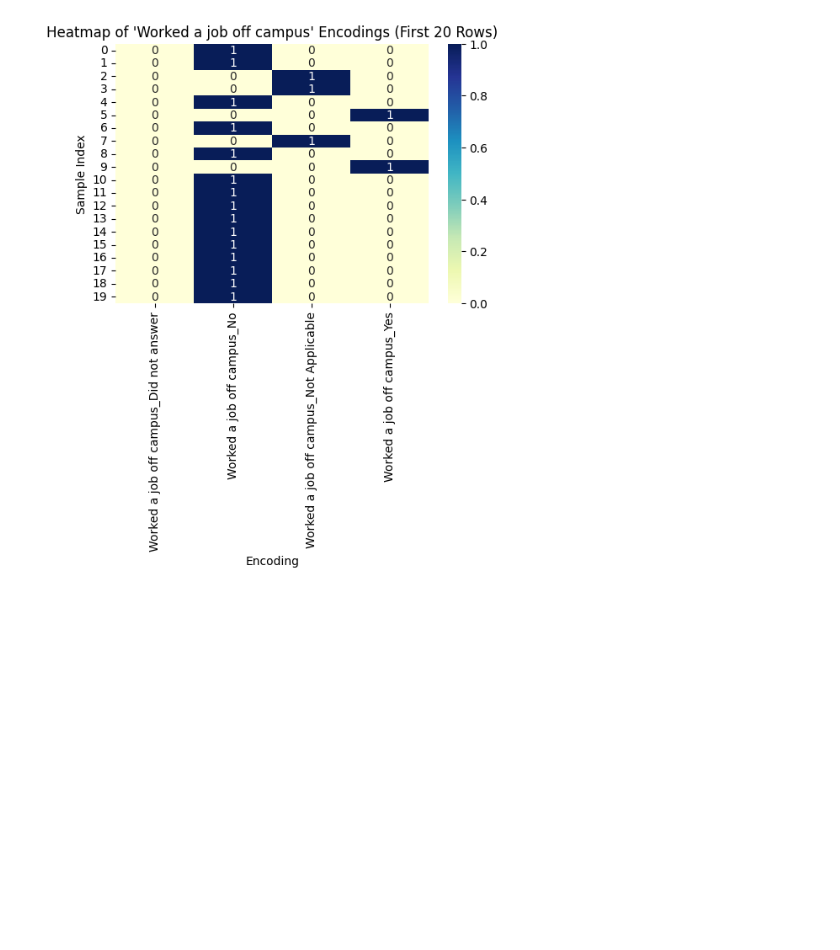
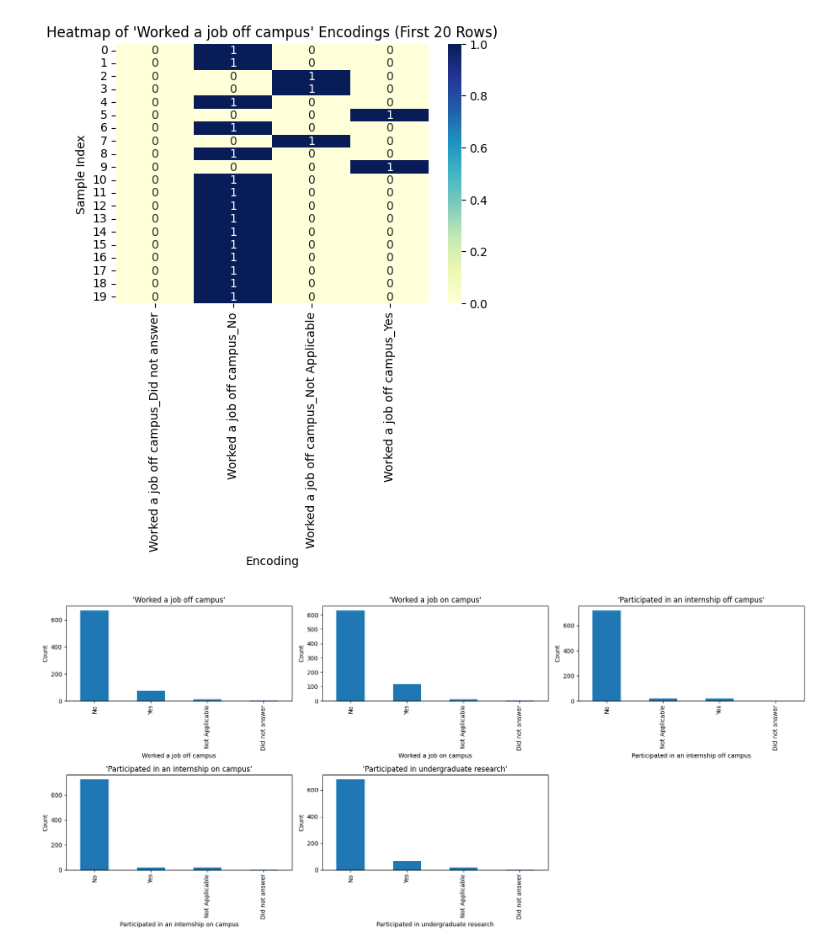
Before and after one commit to juliarias20/csu-summer-camp-data, a Jupyter notebook: data_processing.ipynb, the cells around one changed output. Cells and saved outputs as stored; diff of their text form; code cells hidden in the pictures; blank space fills up the shorter version.

```diff
--- a/data_processing.ipynb
+++ b/data_processing.ipynb
@@ -292,3 +292,29 @@ plt.ylabel("Sample Index")
 plt.show()
 # %% [output]
 [figure]
+# %%
+import pandas as pd
+
+df = pd.read_csv('october_data.csv')
+# %%
+import matplotlib.pyplot as plt
+
+n_cols = 3
+n_rows = 2
+fig, axes = plt.subplots(n_rows, n_cols, figsize=(6 * n_cols, 4 * n_rows))
+
+axes = axes.flatten()
+for ax, col in zip(axes, columns_to_plot):
+    df[col].value_counts().plot(kind="bar", ax=ax)
+    ax.set_title(f"'{col}'")
+    ax.set_xlabel(col)
+    ax.set_ylabel("Count")
+
+# Hide any unused subplots
+for i in range(len(columns_to_plot), n_rows * n_cols):
+    fig.delaxes(axes[i])
+
+plt.tight_layout()
+plt.show()
+# %% [output]
+[figure, added]
```
Also changed, not shown: 1 other file.
